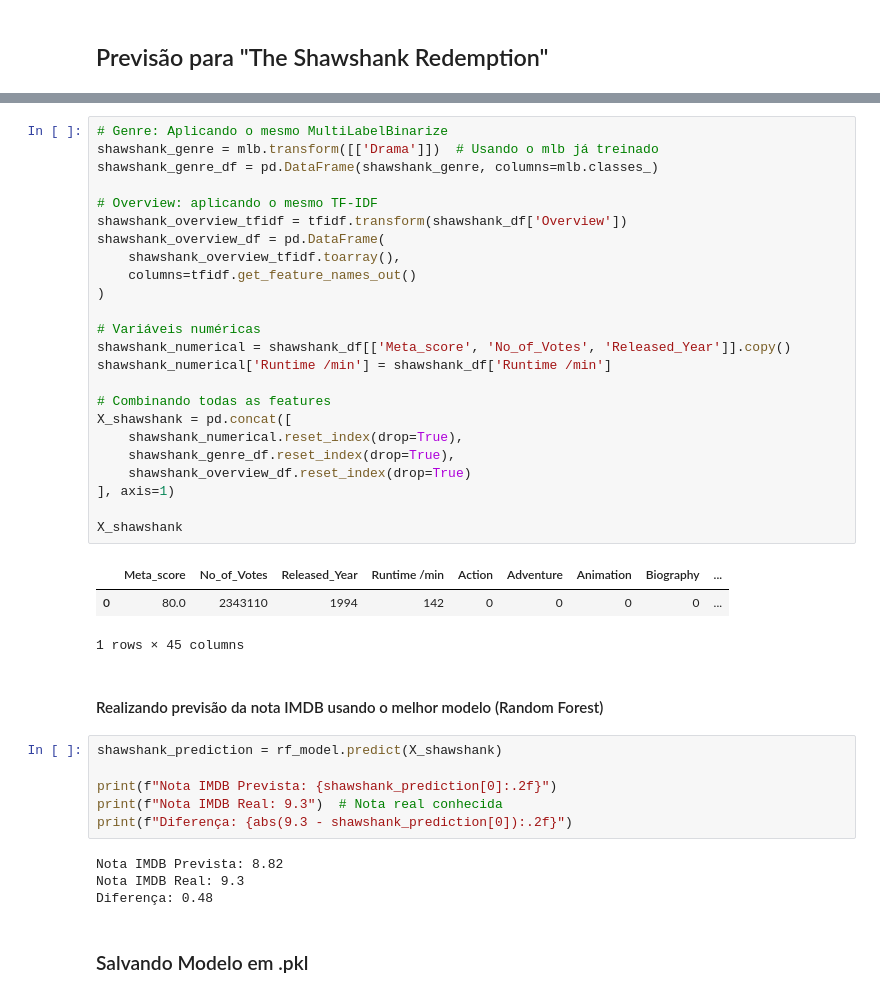
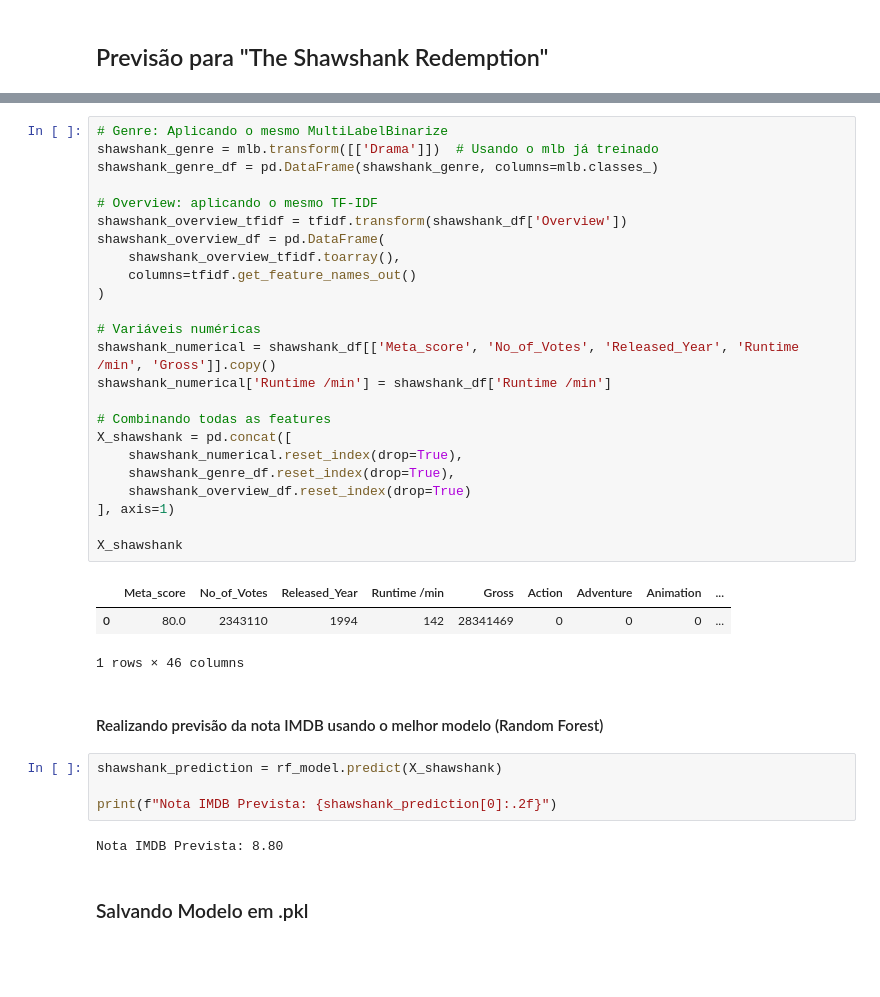
Before and after one commit to HeuerBcH/LH_CD_BERNARDOCARNEIROHEUERGUIMARAES, a Jupyter notebook: notebooks/LH_CD_BERNARDOCARNEIROHEUERGUIMARAES.ipynb, the cells around one changed output, grey strips where cells are left out. Cells and saved outputs as stored; diff of their text form; blank space fills up the shorter version.

```diff
--- a/notebooks/LH_CD_BERNARDOCARNEIROHEUERGUIMARAES.ipynb
+++ b/notebooks/LH_CD_BERNARDOCARNEIROHEUERGUIMARAES.ipynb
@@ -1212,43 +1212,39 @@ shawshank_df
 # %%
 # Genre: Aplicando o mesmo MultiLabelBinarize
 shawshank_genre = mlb.transform([['Drama']])  # Usando o mlb já treinado
 shawshank_genre_df = pd.DataFrame(shawshank_genre, columns=mlb.classes_)
 
 # Overview: aplicando o mesmo TF-IDF
 shawshank_overview_tfidf = tfidf.transform(shawshank_df['Overview'])
 shawshank_overview_df = pd.DataFrame(
     shawshank_overview_tfidf.toarray(),
     columns=tfidf.get_feature_names_out()
 )
 
 # Variáveis numéricas
-shawshank_numerical = shawshank_df[['Meta_score', 'No_of_Votes', 'Released_Year']].copy()
+shawshank_numerical = shawshank_df[['Meta_score', 'No_of_Votes', 'Released_Year', 'Runtime /min', 'Gross']].copy()
 shawshank_numerical['Runtime /min'] = shawshank_df['Runtime /min']
 
 # Combinando todas as features
 X_shawshank = pd.concat([
     shawshank_numerical.reset_index(drop=True),
     shawshank_genre_df.reset_index(drop=True),
     shawshank_overview_df.reset_index(drop=True)
 ], axis=1)
 
 X_shawshank
 # %% [output]
-|  | Meta_score | No_of_Votes | Released_Year | Runtime /min | Action | Adventure | Animation | Biography | ... |
-| 0 | 80.0 | 2343110 | 1994 | 142 | 0 | 0 | 0 | 0 | ... |
+|  | Meta_score | No_of_Votes | Released_Year | Runtime /min | Gross | Action | Adventure | Animation | ... |
+| 0 | 80.0 | 2343110 | 1994 | 142 | 28341469 | 0 | 0 | 0 | ... |
-1 rows × 45 columns
+1 rows × 46 columns
 # %% [markdown]
 #### Realizando previsão da nota IMDB usando o melhor modelo (Random Forest)
 # %%
 shawshank_prediction = rf_model.predict(X_shawshank)
 
 print(f"Nota IMDB Prevista: {shawshank_prediction[0]:.2f}")
-print(f"Nota IMDB Real: 9.3")  # Nota real conhecida
-print(f"Diferença: {abs(9.3 - shawshank_prediction[0]):.2f}")
 # %% [output]
-Nota IMDB Prevista: 8.82
-Nota IMDB Real: 9.3
-Diferença: 0.48
+Nota IMDB Prevista: 8.80
 # %% [markdown]
 ### Salvando Modelo em .pkl
 # %%
```
Also changed, not shown: parts of 8 cells of this notebook, 21 other files.
